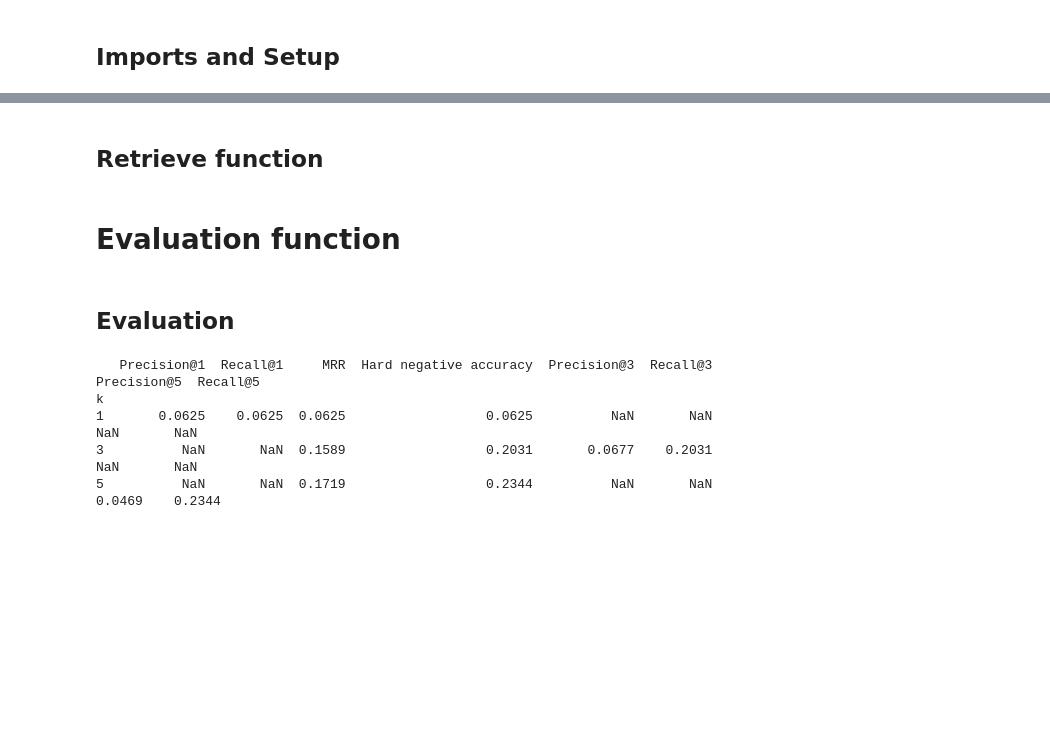
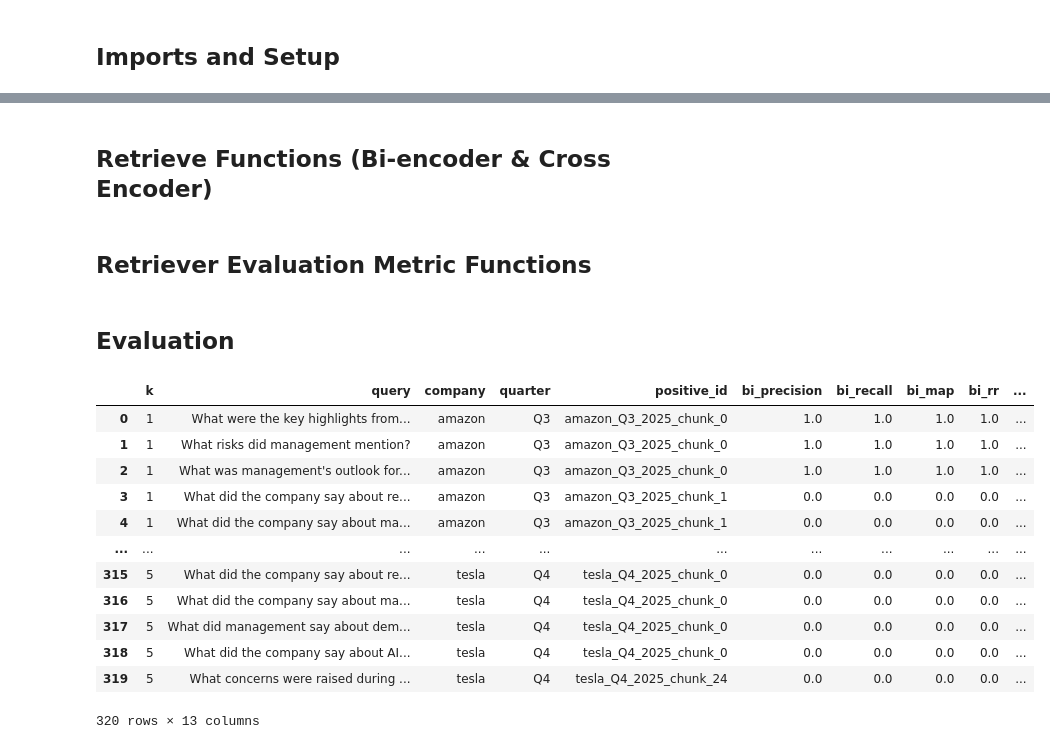
Before and after one commit to LeeZhengXianOwen/Earnings-Call-Analysis-System, a Jupyter notebook: rag_eval.ipynb, the cells around one changed output, grey strips where cells are left out. Drawn from its saved outputs; the diff is of its cells as text; code cells hidden in the pictures; blank space fills up the shorter version.

```diff
--- a/rag_eval.ipynb
+++ b/rag_eval.ipynb
@@ -31,3 +48,3 @@ Notes:
 # %% [markdown]
-## Retrieve function
+## Retrieve Functions (Bi-encoder & Cross Encoder)
 # %%
@@ -64,2 +103,2 @@ def retrieve(query, model, index, chunks, top_k = 5, filter_company = None, filt
 # %% [markdown]
-# Evaluation function
+## Retriever Evaluation Metric Functions
@@ -133,19 +144,56 @@ def evaluate_retriever(labels_df, top_k=5):
 # %% [markdown]
 ## Evaluation
-# %%
-k_values    = [1, 3, 5]
-all_metrics = []
-
-for k in k_values:
-    metrics, _ = evaluate_retriever(labels, top_k=k)
-    metrics["k"] = k
-    all_metrics.append(metrics)
-
-metrics_df = pd.DataFrame(all_metrics).set_index("k")
-print(metrics_df.to_string())
-# %% [output]
-   Precision@1  Recall@1     MRR  Hard negative accuracy  Precision@3  Recall@3  Precision@5  Recall@5
-k
-1       0.0625    0.0625  0.0625                  0.0625          NaN       NaN          NaN       NaN
-3          NaN       NaN  0.1589                  0.2031       0.0677    0.2031          NaN       NaN
-5          NaN       NaN  0.1719                  0.2344          NaN       NaN       0.0469    0.2344
+# %%
+k_values    = [1, 2, 3, 4, 5]
+results = []
+
+for k in k_values:
+    for _, row in labels.iterrows():
+        query            = row["query"]
+        company          = row["company"]
+        quarter          = row["quarter"]
+        positive_id      = [row["positive_chunk_id"]]
+
+        # Bi-encoder retrieval with metadata filtering
+        retrieved_chunks = bi_encoder(query, model, vector_db, top_k=k, filter_company=company, filter_quarter=quarter)
+
+        # Reranking with cross-encoder
+        reranked_chunks = rerank(query, retrieved_chunks, reranking_model)
+
+        results.append(
+            {
+                "k": k,
+                "query": query,
+                "company": company,
+                "quarter": quarter,
+                "positive_id": positive_id[0],
+                # Bi-encoder metrics
+                "bi_precision": precision_at_k(retrieved_chunks, positive_id, k),
+                "bi_recall": recall_at_k(retrieved_chunks, positive_id, k),
+                "bi_map": MAP(retrieved_chunks, positive_id, k),
+                "bi_rr": RR(retrieved_chunks, positive_id, k),
+
+                # Reranked metrics
+                "rr_precision": precision_at_k(reranked_chunks, positive_id, k),
+                "rr_recall": recall_at_k(reranked_chunks, positive_id, k),
+                "rr_map": MAP(reranked_chunks, positive_id, k),
+                "rr_rr": RR(reranked_chunks, positive_id, k)
+            }
+        )
+
+results_df = pd.DataFrame(results)
+results_df
+# %% [output]
+|  | k | query | company | quarter | positive_id | bi_precision | bi_recall | bi_map | bi_rr | ... |
+| 0 | 1 | What were the key highlights from... | amazon | Q3 | amazon_Q3_2025_chunk_0 | 1.0 | 1.0 | 1.0 | 1.0 | ... |
+| 1 | 1 | What risks did management mention? | amazon | Q3 | amazon_Q3_2025_chunk_0 | 1.0 | 1.0 | 1.0 | 1.0 | ... |
+| 2 | 1 | What was management's outlook for... | amazon | Q3 | amazon_Q3_2025_chunk_0 | 1.0 | 1.0 | 1.0 | 1.0 | ... |
+| 3 | 1 | What did the company say about re... | amazon | Q3 | amazon_Q3_2025_chunk_1 | 0.0 | 0.0 | 0.0 | 0.0 | ... |
+| 4 | 1 | What did the company say about ma... | amazon | Q3 | amazon_Q3_2025_chunk_1 | 0.0 | 0.0 | 0.0 | 0.0 | ... |
+| ... | ... | ... | ... | ... | ... | ... | ... | ... | ... | ... |
+| 315 | 5 | What did the company say about re... | tesla | Q4 | tesla_Q4_2025_chunk_0 | 0.0 | 0.0 | 0.0 | 0.0 | ... |
+| 316 | 5 | What did the company say about ma... | tesla | Q4 | tesla_Q4_2025_chunk_0 | 0.0 | 0.0 | 0.0 | 0.0 | ... |
+| 317 | 5 | What did management say about dem... | tesla | Q4 | tesla_Q4_2025_chunk_0 | 0.0 | 0.0 | 0.0 | 0.0 | ... |
+| 318 | 5 | What did the company say about AI... | tesla | Q4 | tesla_Q4_2025_chunk_0 | 0.0 | 0.0 | 0.0 | 0.0 | ... |
+| 319 | 5 | What concerns were raised during ... | tesla | Q4 | tesla_Q4_2025_chunk_24 | 0.0 | 0.0 | 0.0 | 0.0 | ... |
+320 rows × 13 columns
```
Also changed, not shown: parts of 13 cells of this notebook, 1 other file.
